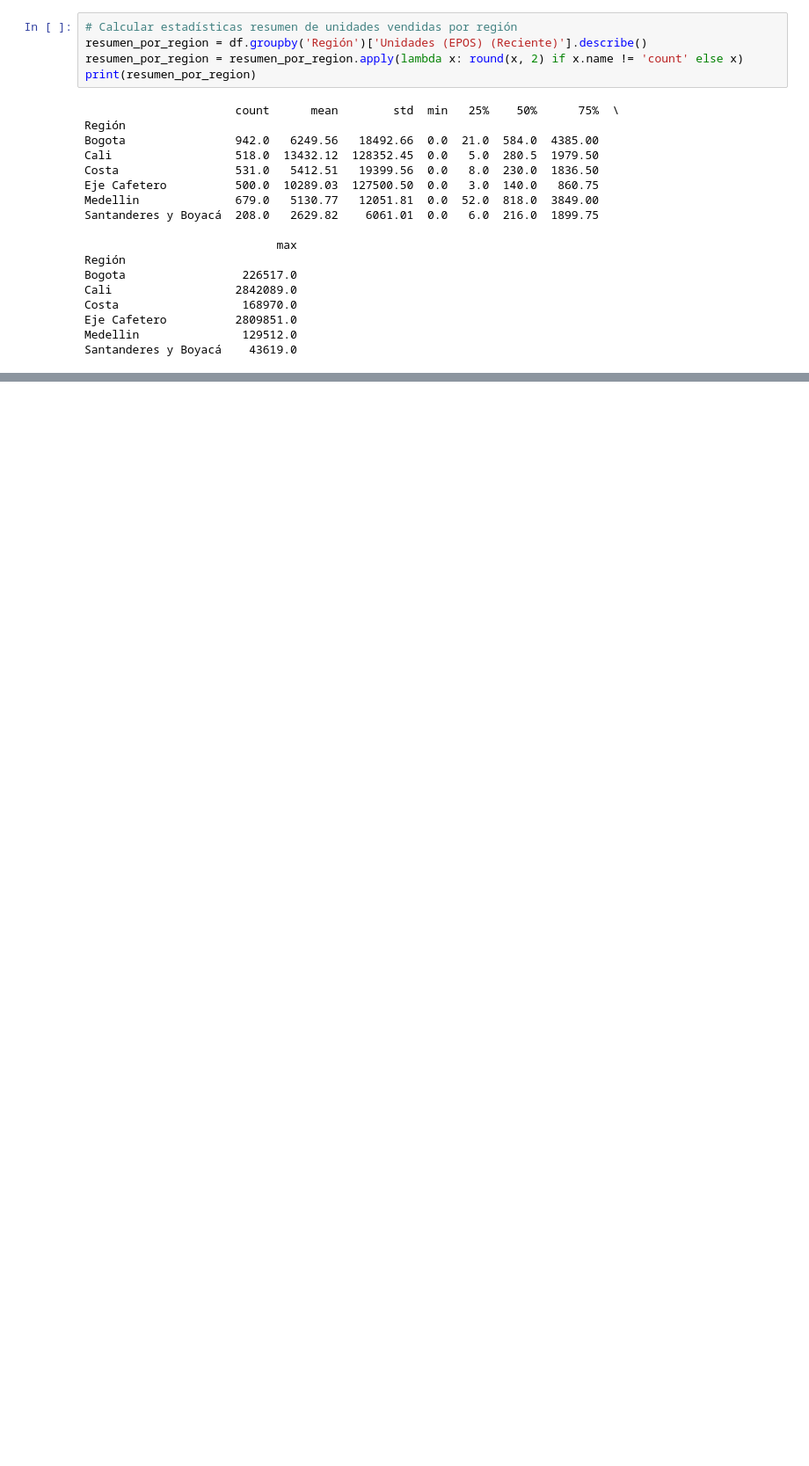
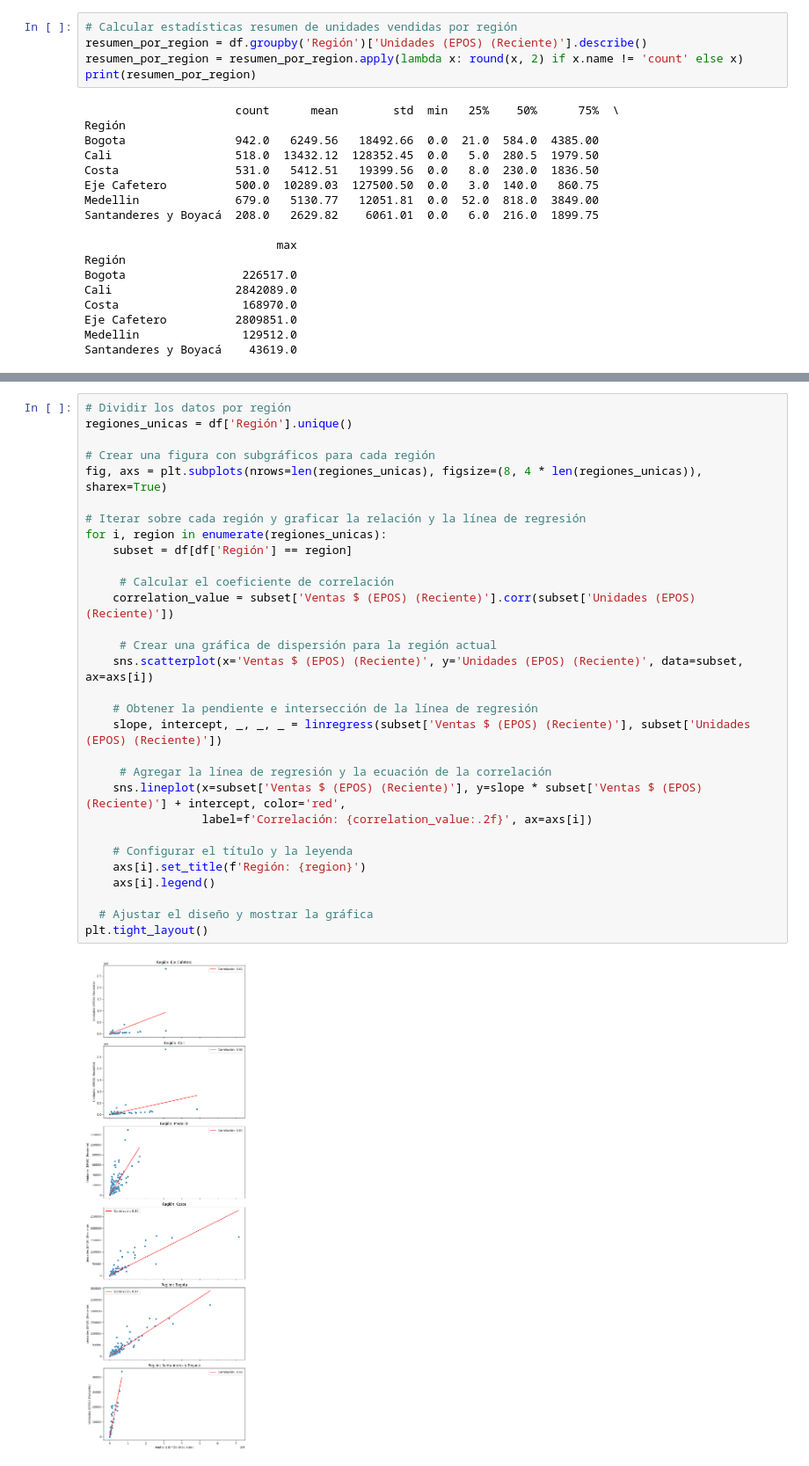
Before and after one commit to ALRIER/BigD_KonradLorenz, a Jupyter notebook: Proyecto_Final_CamiloCruz.ipynb, the cells around one changed output, grey strips where cells are left out. Shown: that part at 88% size. Cells and saved outputs as stored; diff of their text form; blank space fills up the shorter version.

```diff
--- a/Proyecto_Final_CamiloCruz.ipynb
+++ b/Proyecto_Final_CamiloCruz.ipynb
@@ -105,0 +154,32 @@ Santanderes y Boyacá    43619.0
+# %%
+# Dividir los datos por región
+regiones_unicas = df['Región'].unique()
+
+# Crear una figura con subgráficos para cada región
+fig, axs = plt.subplots(nrows=len(regiones_unicas), figsize=(8, 4 * len(regiones_unicas)), sharex=True)
+
+# Iterar sobre cada región y graficar la relación y la línea de regresión
+for i, region in enumerate(regiones_unicas):
+    subset = df[df['Región'] == region]
+
+     # Calcular el coeficiente de correlación
+    correlation_value = subset['Ventas $ (EPOS) (Reciente)'].corr(subset['Unidades (EPOS) (Reciente)'])
+
+     # Crear una gráfica de dispersión para la región actual
+    sns.scatterplot(x='Ventas $ (EPOS) (Reciente)', y='Unidades (EPOS) (Reciente)', data=subset, ax=axs[i])
+
+    # Obtener la pendiente e intersección de la línea de regresión
+    slope, intercept, _, _, _ = linregress(subset['Ventas $ (EPOS) (Reciente)'], subset['Unidades (EPOS) (Reciente)'])
+
+     # Agregar la línea de regresión y la ecuación de la correlación
+    sns.lineplot(x=subset['Ventas $ (EPOS) (Reciente)'], y=slope * subset['Ventas $ (EPOS) (Reciente)'] + intercept, color='red',
+                 label=f'Correlación: {correlation_value:.2f}', ax=axs[i])
+
+    # Configurar el título y la leyenda
+    axs[i].set_title(f'Región: {region}')
+    axs[i].legend()
+
+  # Ajustar el diseño y mostrar la gráfica
+plt.tight_layout()
+# %% [output]
+[figure, added]
```
Also changed, not shown: parts of 14 cells of this notebook.
